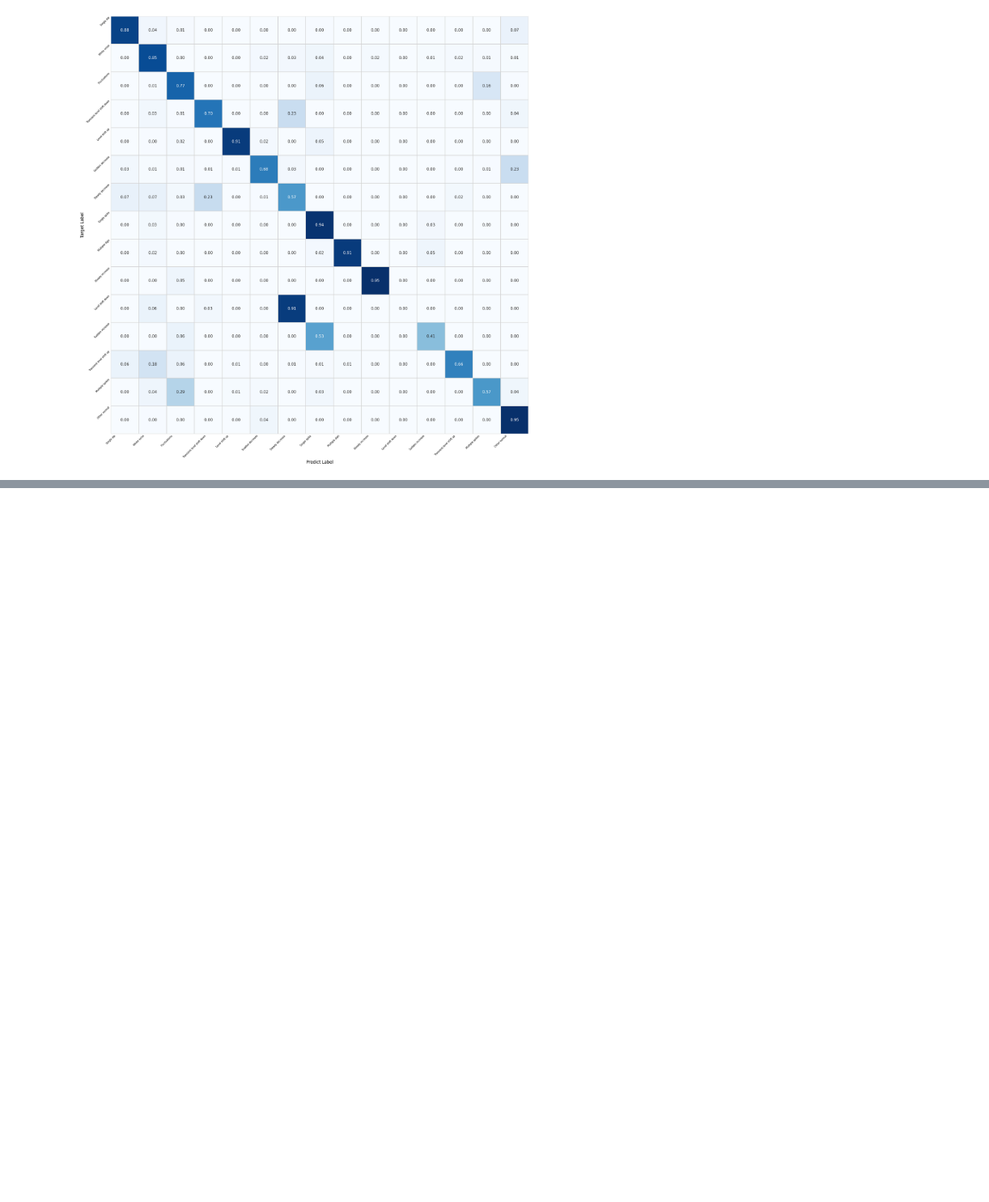
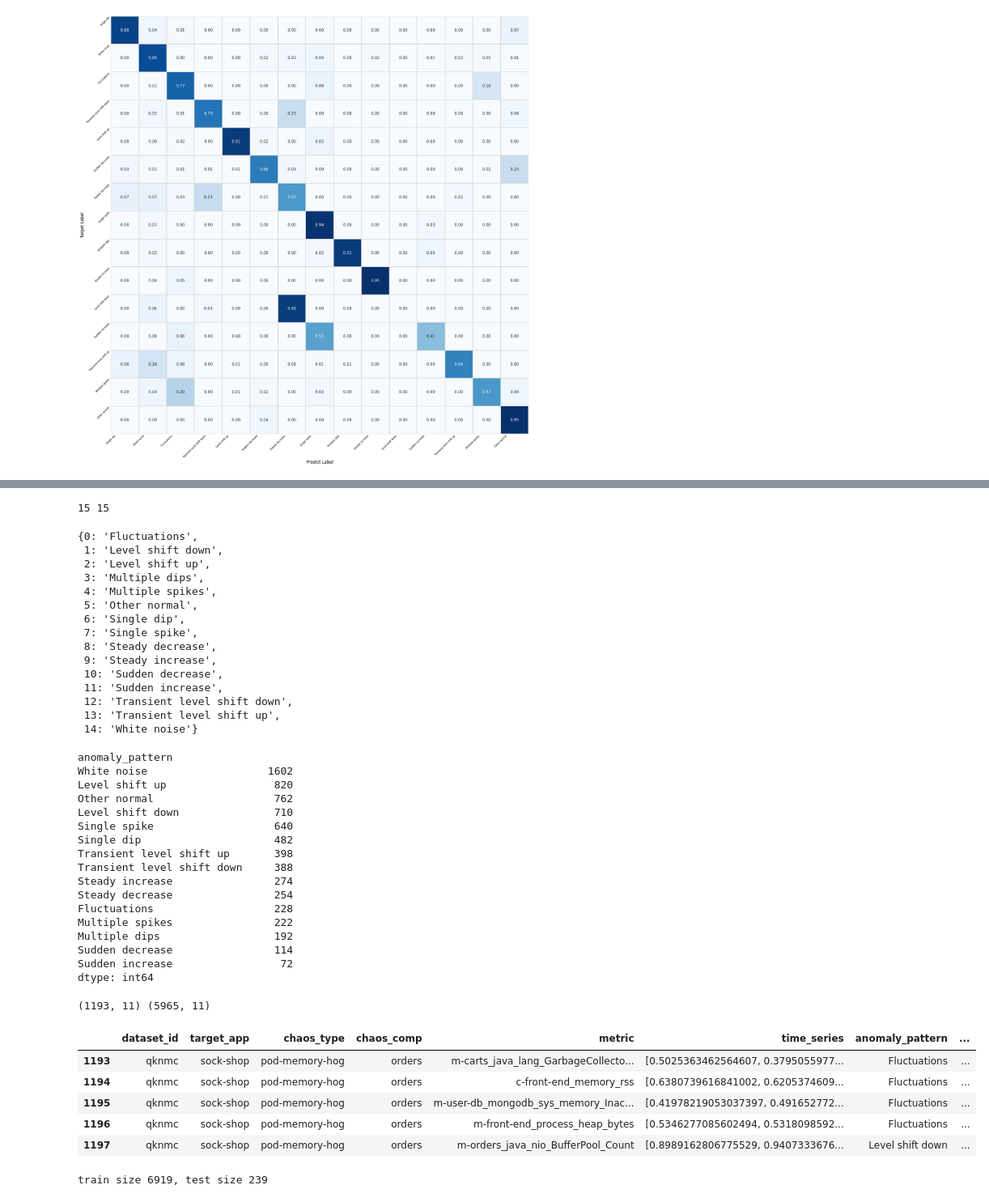
Before and after one commit to XuRepository/meltria-analyzer, a Jupyter notebook: notebooks/cnn_based_learning_anomaly_patterns.ipynb, the cells around one changed output, grey strips where cells are left out. Shown at 81% size. Cells and saved outputs as stored; diff of their text form; code cells hidden in the pictures; blank space fills up the shorter version.

```diff
--- a/notebooks/cnn_based_learning_anomaly_patterns.ipynb
+++ b/notebooks/cnn_based_learning_anomaly_patterns.ipynb
@@ -43,9 +43,9 @@ from sklearn.preprocessing import minmax_scale
 from scipy.stats import zscore
 
 class TSDatasetAnomalyPatterns(Dataset):
-    def __init__(self, path: pathlib.Path, without_anomaly_position: bool = False, downsampling: int = 1, scaling: str = "minmax"):
+    def __init__(self, df: pd.DataFrame, without_anomaly_position: bool = False, downsampling: int = 1, scaling: str = "minmax"):
         super(TSDatasetAnomalyPatterns, self).__init__()
-        self.df = pd.read_json(str(path), orient='records', lines=True)
+        self.df = df
 
         def preprocess(x):
             x = np.array(x)
@@ -79,6 +79,11 @@ class TSDatasetAnomalyPatterns(Dataset):
             category_to_label[c] for c in self.joined_categories
         ], dtype=torch.int64)
 
+    @classmethod
+    def from_path(cls, path: pathlib.Path, without_anomaly_position: bool = False, downsampling: int = 1, scaling: str = "minmax"):
+        df = pd.read_json(str(path), orient='records', lines=True)
+        return TSDatasetAnomalyPatterns(df, without_anomaly_position=without_anomaly_position, downsampling=downsampling, scaling=scaling)
+
     def __getitem__(self, idx):
         label = self.labels[idx]
         category = self.label_to_category[label.item()]
@@ -454,7 +459,7 @@ torch.save(current_best_model.state_dict(), "models/current_best_cnn1d.pth")
 # %% [markdown]
 ## Learning without anomaly positon label
 # %%
-dataset_without_ap = TSDatasetAnomalyPatterns(
+dataset_without_ap = TSDatasetAnomalyPatterns.from_path(
     # pathlib.Path("../samples/tsdr_anomaly_patterns/labeled_tsdr_anomaly_patterns_20221210-145911.jsonl"),
     pathlib.Path("../samples/tsdr_anomaly_patterns/labeled_tsdr_anomaly_patterns_20221202-024759.jsonl"),
     without_anomaly_position=True,
@@ -568,0 +591,63 @@ torch.save(model_without_ap.state_dict(), "models/current_best_cnn1d_without_ap.
+# %%
+dataset_with_da_without_ap = TSDatasetAnomalyPatterns(samples_df_with_da, without_anomaly_position=True)
+print(dataset_with_da_without_ap.number_of_class(), len(dataset_without_ap.categories()))
+display(dataset_with_da_without_ap.label_to_category)
+display(dataset_with_da_without_ap.df.groupby(["anomaly_pattern"]).size().sort_values(ascending=False))
+
+## test data should not include only data without DA
+samples_df_with_orig_only = samples_df_with_da[~samples_df_with_da["DA/noise"]][~samples_df_with_da['DA/ha_reverse']][~samples_df_with_da['DA/va_reverse']]
+samples_df_with_da_only = samples_df_with_da[~samples_df_with_da.index.isin(samples_df_with_orig_only.index)]
+print(samples_df_with_orig_only.shape, samples_df_with_da_only.shape)
+display(samples_df_with_da_only.head())
+
+dataset_with_orig_only = TSDatasetAnomalyPatterns(samples_df_with_orig_only, without_anomaly_position=True)
+dataset_with_da_only = TSDatasetAnomalyPatterns(samples_df_with_da_only.reset_index(drop=True), without_anomaly_position=True)
+
+train_indices_with_orig_only, test_indices_with_orig_only = train_test_split(
+    list(range(len(dataset_with_orig_only.labels))), test_size=0.2, stratify=dataset_with_orig_only.labels.tolist())
+train_dataset = torch.utils.data.Subset(dataset_with_da_without_ap, train_indices_with_orig_only) + torch.utils.data.Subset(dataset_with_da_only, range(0, len(dataset_with_da_only)))
+test_dataset = torch.utils.data.Subset(dataset_with_orig_only, test_indices_with_orig_only)
+
+print(f"train size {len(train_dataset)}, test size {len(test_dataset)}")
+# %% [output]
+15 15
+{0: 'Fluctuations',
+ 1: 'Level shift down',
+ 2: 'Level shift up',
+ 3: 'Multiple dips',
+ 4: 'Multiple spikes',
+ 5: 'Other normal',
+ 6: 'Single dip',
+ 7: 'Single spike',
+ 8: 'Steady decrease',
+ 9: 'Steady increase',
+ 10: 'Sudden decrease',
+ 11: 'Sudden increase',
+ 12: 'Transient level shift down',
+ 13: 'Transient level shift up',
+ 14: 'White noise'}
+anomaly_pattern
+White noise                   1602
+Level shift up                 820
+Other normal                   762
+Level shift down               710
+Single spike                   640
+Single dip                     482
+Transient level shift up       398
+Transient level shift down     388
+Steady increase                274
+Steady decrease                254
+Fluctuations                   228
+Multiple spikes                222
+Multiple dips                  192
+Sudden decrease                114
+Sudden increase                 72
+dtype: int64
+(1193, 11) (5965, 11)
+|  | dataset_id | target_app | chaos_type | chaos_comp | metric | time_series | anomaly_pattern | ... |
+| 1193 | qknmc | sock-shop | pod-memory-hog | orders | m-carts_java_lang_GarbageCollecto... | [0.5025363462564607, 0.3795055977... | Fluctuations | ... |
+| 1194 | qknmc | sock-shop | pod-memory-hog | orders | c-front-end_memory_rss | [0.6380739616841002, 0.6205374609... | Fluctuations | ... |
+| 1195 | qknmc | sock-shop | pod-memory-hog | orders | m-user-db_mongodb_sys_memory_Inac... | [0.41978219053037397, 0.491652772... | Fluctuations | ... |
+| 1196 | qknmc | sock-shop | pod-memory-hog | orders | m-front-end_process_heap_bytes | [0.5346277085602494, 0.5318098592... | Fluctuations | ... |
+| 1197 | qknmc | sock-shop | pod-memory-hog | orders | m-orders_java_nio_BufferPool_Count | [0.8989162806775529, 0.9407333676... | Level shift down | ... |
+train size 6919, test size 239
```
Also changed, not shown: parts of 4 cells of this notebook.
